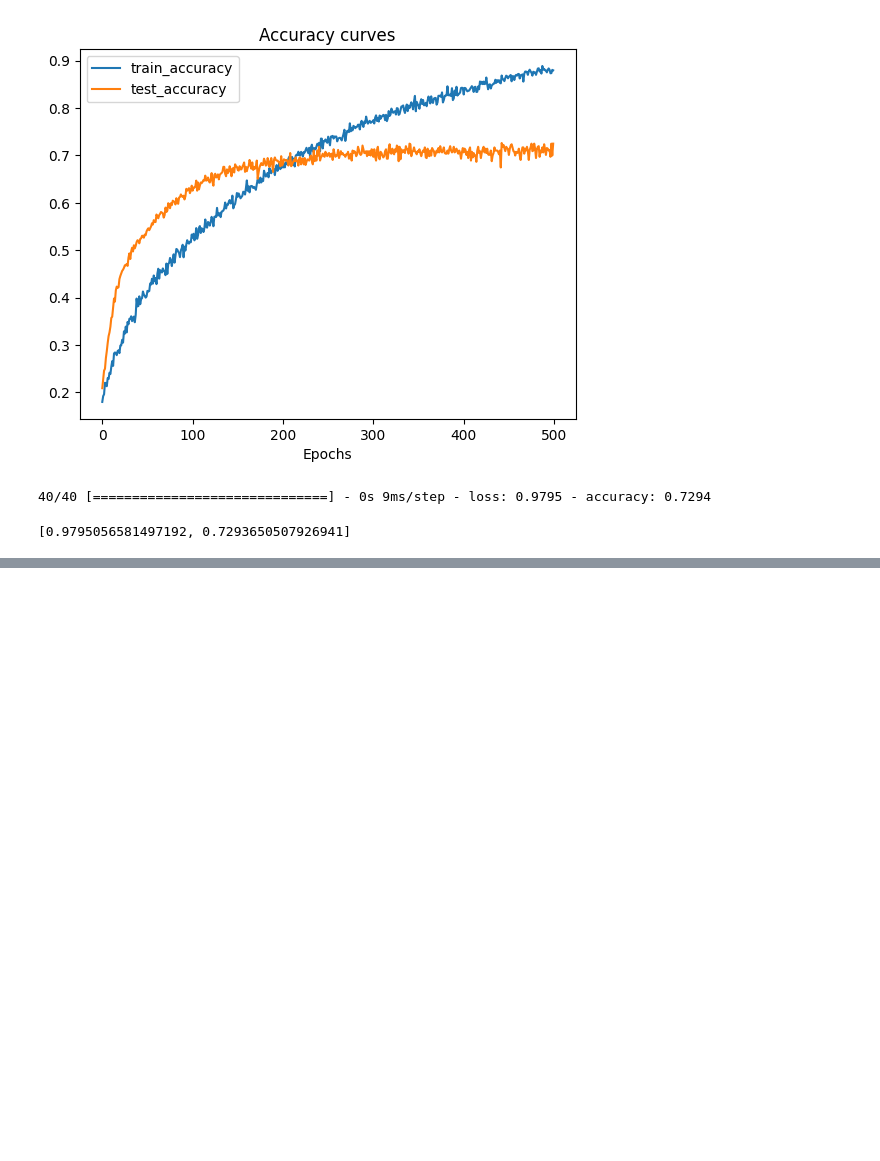
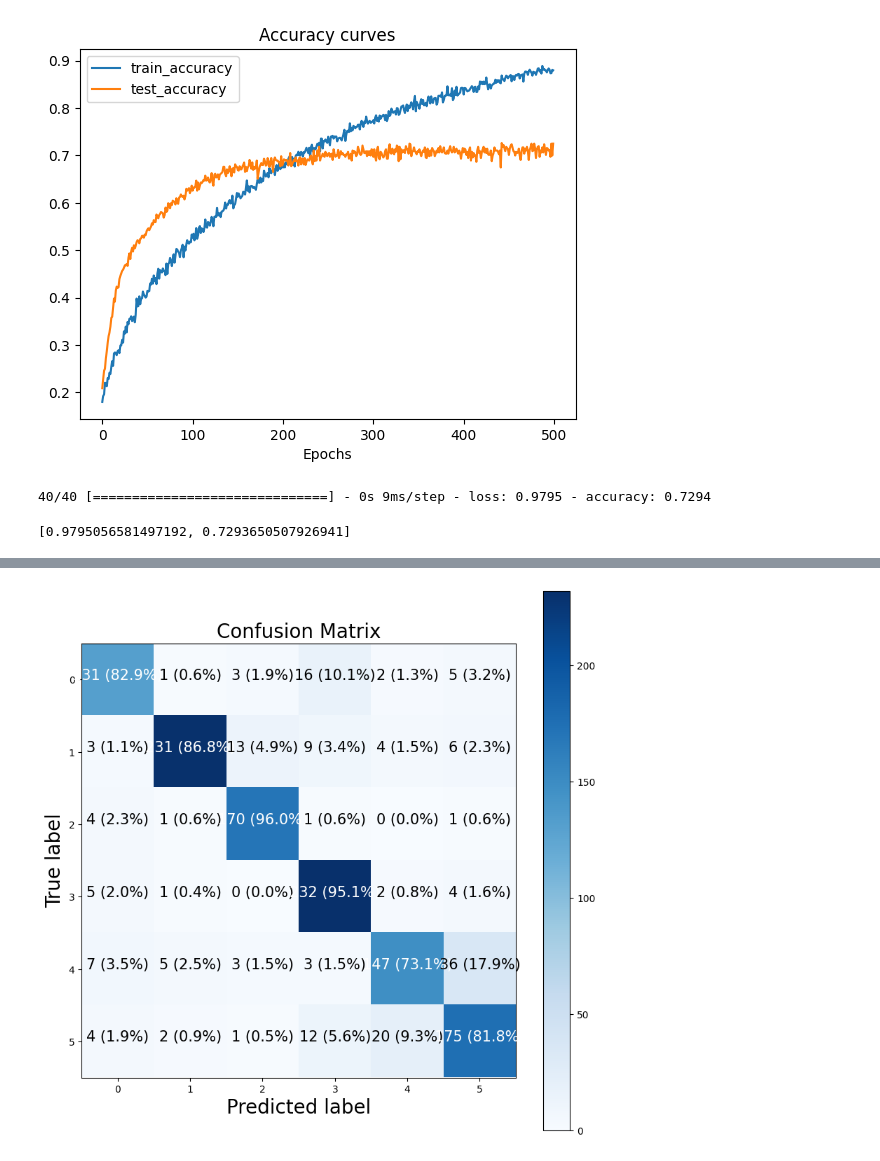
Before and after one commit to SoumiK-777/Indian_Music_Genre_Classification, a Jupyter notebook: training.ipynb, the cells around one changed output, grey strips where cells are left out. Saved outputs shown, nothing was run; the diff lists cells and outputs as text; code cells hidden in the pictures; blank space fills up the shorter version.

```diff
--- a/training.ipynb
+++ b/training.ipynb
@@ -485,0 +501,3 @@ cnn_best.evaluate(X_test,y_test)
+# %%
+y_pred=cnn_best.predict(X_test)
+ypred_labelled=y_pred.argmax(axis=1)
@@ -485,0 +560,4 @@ cnn_best.evaluate(X_test,y_test)
+# %%
+plot_confusion_matrix(y_test,ypred_labelled)
+# %% [output]
+[figure, added]
```
Also changed, not shown: parts of 7 cells of this notebook, 2 other files.
